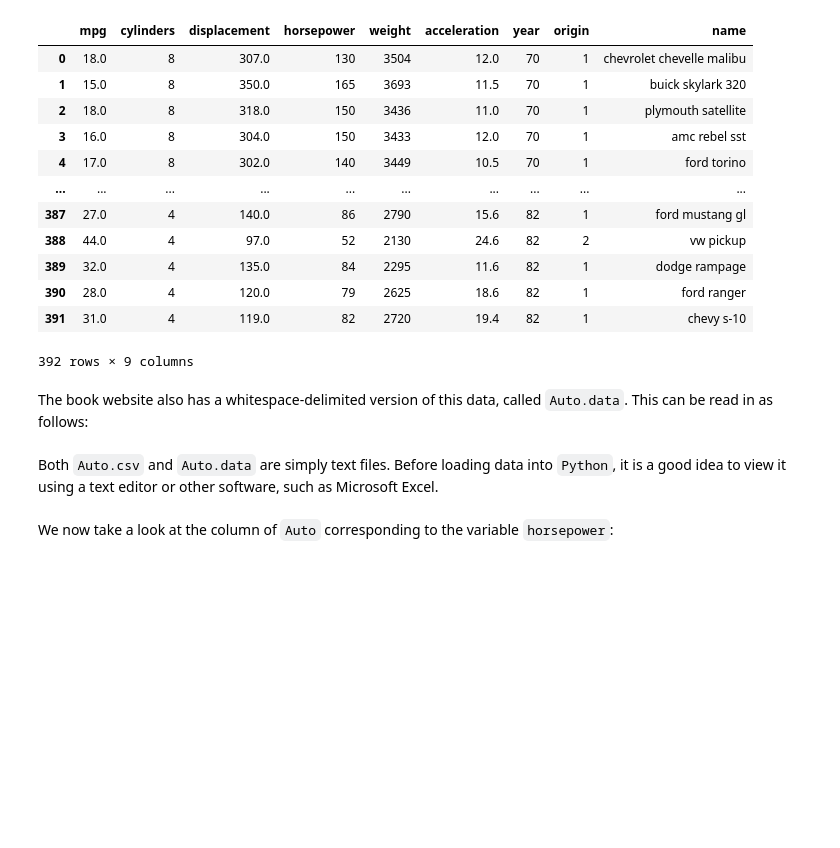
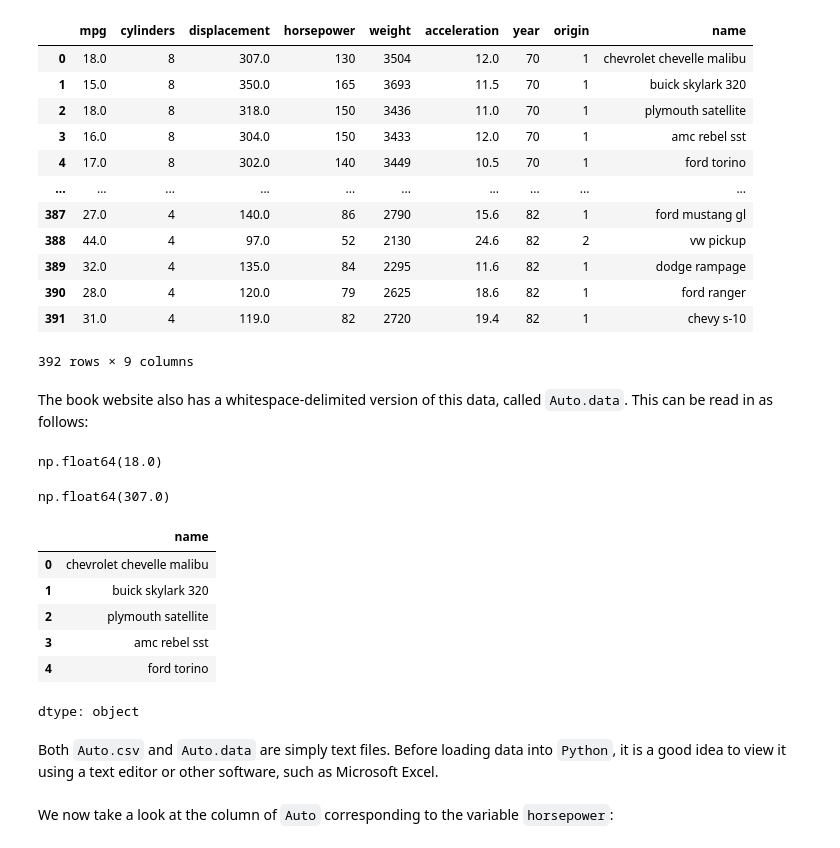
Before and after one commit to farhana53/ISLP_labs, a Jupyter notebook: Ch02-statlearn-lab.ipynb, the cells around one changed output. Drawn from its saved outputs; the diff is of its cells as text; code cells hidden in the pictures; blank space fills up the shorter version.

```diff
--- a/Ch02-statlearn-lab.ipynb
+++ b/Ch02-statlearn-lab.ipynb
@@ -876,6 +880,24 @@ Auto
 392 rows × 9 columns
 # %% [markdown]
 The book website also has a whitespace-delimited version of this data, called `Auto.data`. This can be read in as follows:
+# %%
+Auto.loc[0,"mpg"]
+# %% [output]
+np.float64(18.0)
+# %%
+Auto.iloc[0,2]
+# %% [output]
+np.float64(307.0)
+# %%
+Auto['name'].head()
+# %% [output]
+|  | name |
+| 0 | chevrolet chevelle malibu |
+| 1 | buick skylark 320 |
+| 2 | plymouth satellite |
+| 3 | amc rebel sst |
+| 4 | ford torino |
+dtype: object
 # %%
 Auto = pd.read_csv('Auto.data', delim_whitespace=True)
 # %% [markdown]
```
Also changed, not shown: parts of 3 cells of this notebook.
